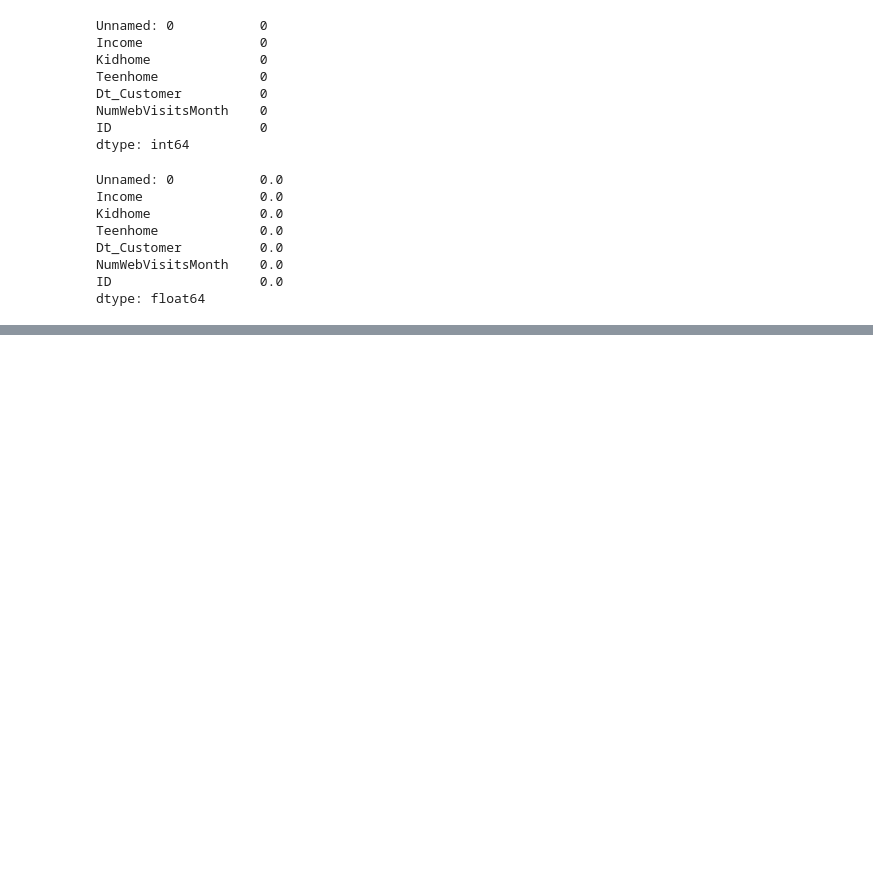
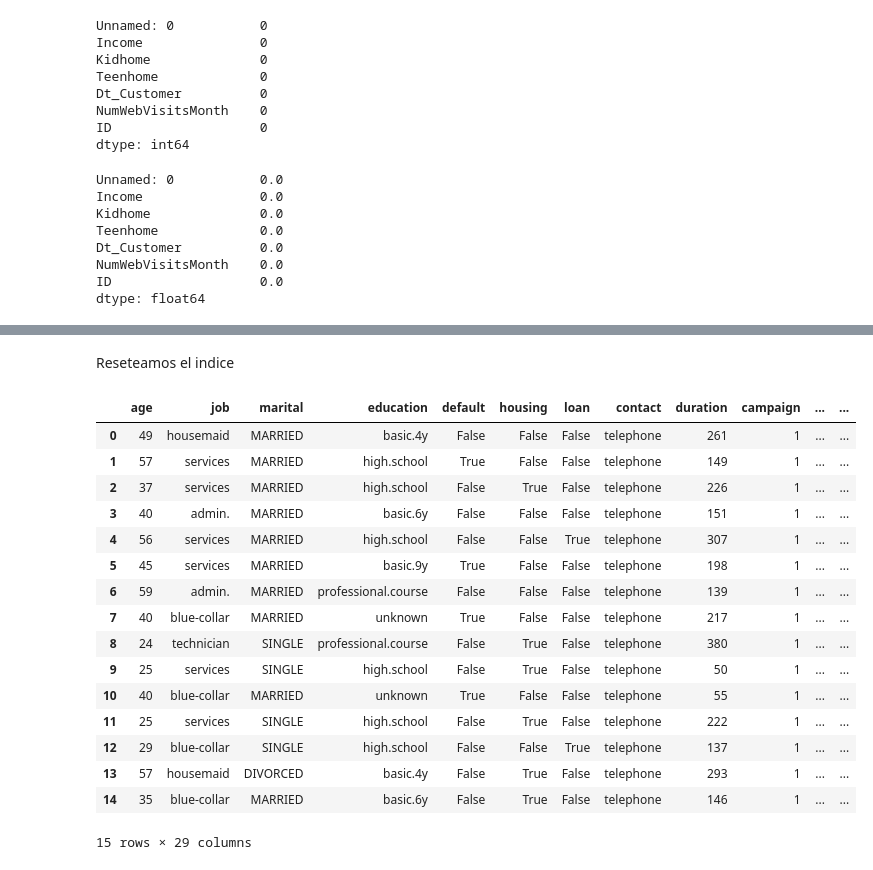
Before and after one commit to Sebastien732/Proyecto_EDA_Python, a Jupyter notebook: notebooks/exploracion.ipynb, the cells around one changed output, grey strips where cells are left out. Drawn from its saved outputs; the diff is of its cells as text; code cells hidden in the pictures; blank space fills up the shorter version.

```diff
--- a/notebooks/exploracion.ipynb
+++ b/notebooks/exploracion.ipynb
@@ -341,0 +716,25 @@ Número de coincidencias encontradas: 43000
+# %% [markdown]
+Reseteamos el indice
+# %%
+
+df_bank_cust = df_bank_cust.reset_index()
+df_bank_cust = df_bank_cust.drop(columns=['index'])
+df_bank_cust.head(15)
+# %% [output]
+|  | age | job | marital | education | default | housing | loan | contact | duration | campaign | ... | ... |
+| 0 | 49 | housemaid | MARRIED | basic.4y | False | False | False | telephone | 261 | 1 | ... | ... |
+| 1 | 57 | services | MARRIED | high.school | True | False | False | telephone | 149 | 1 | ... | ... |
+| 2 | 37 | services | MARRIED | high.school | False | True | False | telephone | 226 | 1 | ... | ... |
+| 3 | 40 | admin. | MARRIED | basic.6y | False | False | False | telephone | 151 | 1 | ... | ... |
+| 4 | 56 | services | MARRIED | high.school | False | False | True | telephone | 307 | 1 | ... | ... |
+| 5 | 45 | services | MARRIED | basic.9y | True | False | False | telephone | 198 | 1 | ... | ... |
+| 6 | 59 | admin. | MARRIED | professional.course | False | False | False | telephone | 139 | 1 | ... | ... |
+| 7 | 40 | blue-collar | MARRIED | unknown | True | False | False | telephone | 217 | 1 | ... | ... |
+| 8 | 24 | technician | SINGLE | professional.course | False | True | False | telephone | 380 | 1 | ... | ... |
+| 9 | 25 | services | SINGLE | high.school | False | True | False | telephone | 50 | 1 | ... | ... |
+| 10 | 40 | blue-collar | MARRIED | unknown | True | False | False | telephone | 55 | 1 | ... | ... |
+| 11 | 25 | services | SINGLE | high.school | False | True | False | telephone | 222 | 1 | ... | ... |
+| 12 | 29 | blue-collar | SINGLE | high.school | False | False | True | telephone | 137 | 1 | ... | ... |
+| 13 | 57 | housemaid | DIVORCED | basic.4y | False | True | False | telephone | 293 | 1 | ... | ... |
+| 14 | 35 | blue-collar | MARRIED | basic.6y | False | True | False | telephone | 146 | 1 | ... | ... |
+15 rows × 29 columns
```
Also changed, not shown: parts of 78 cells of this notebook, 3 other files.
